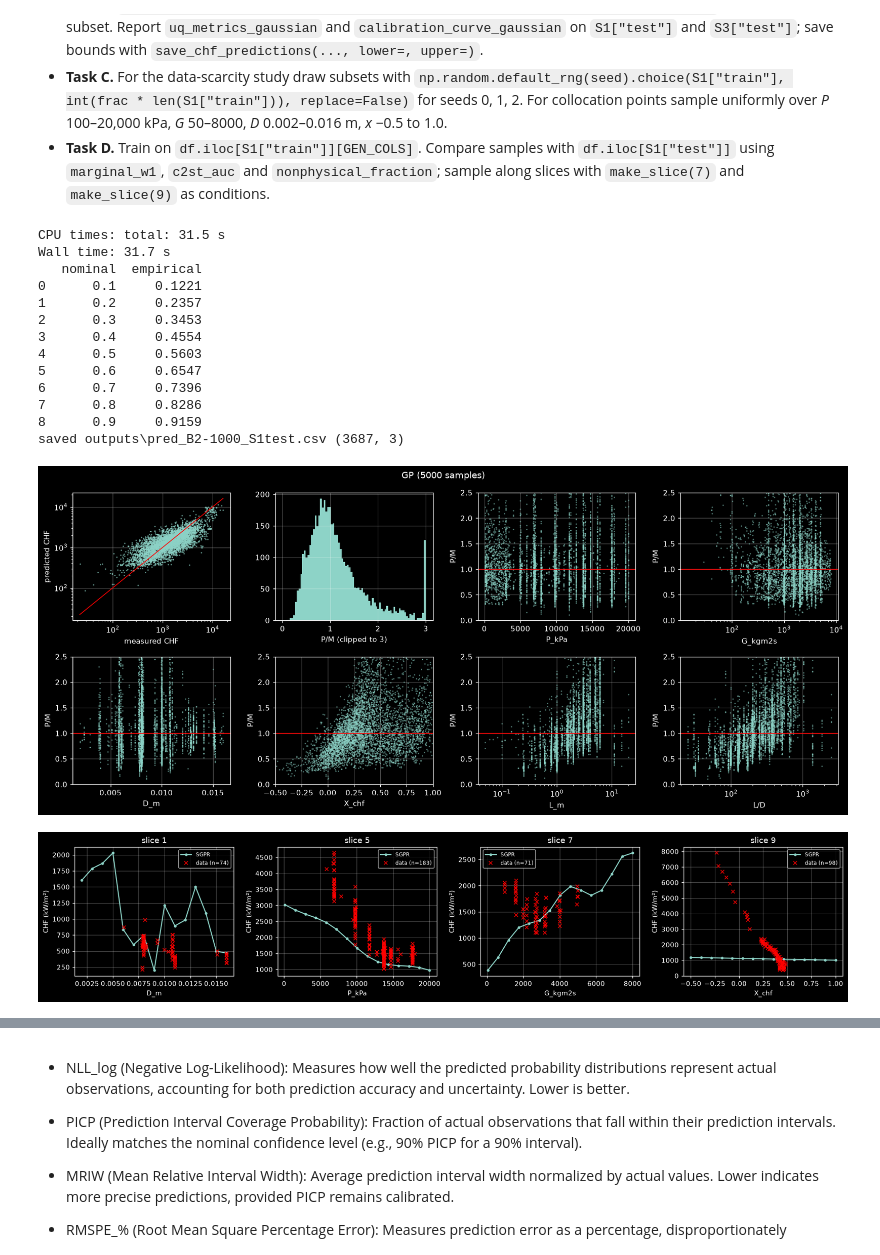
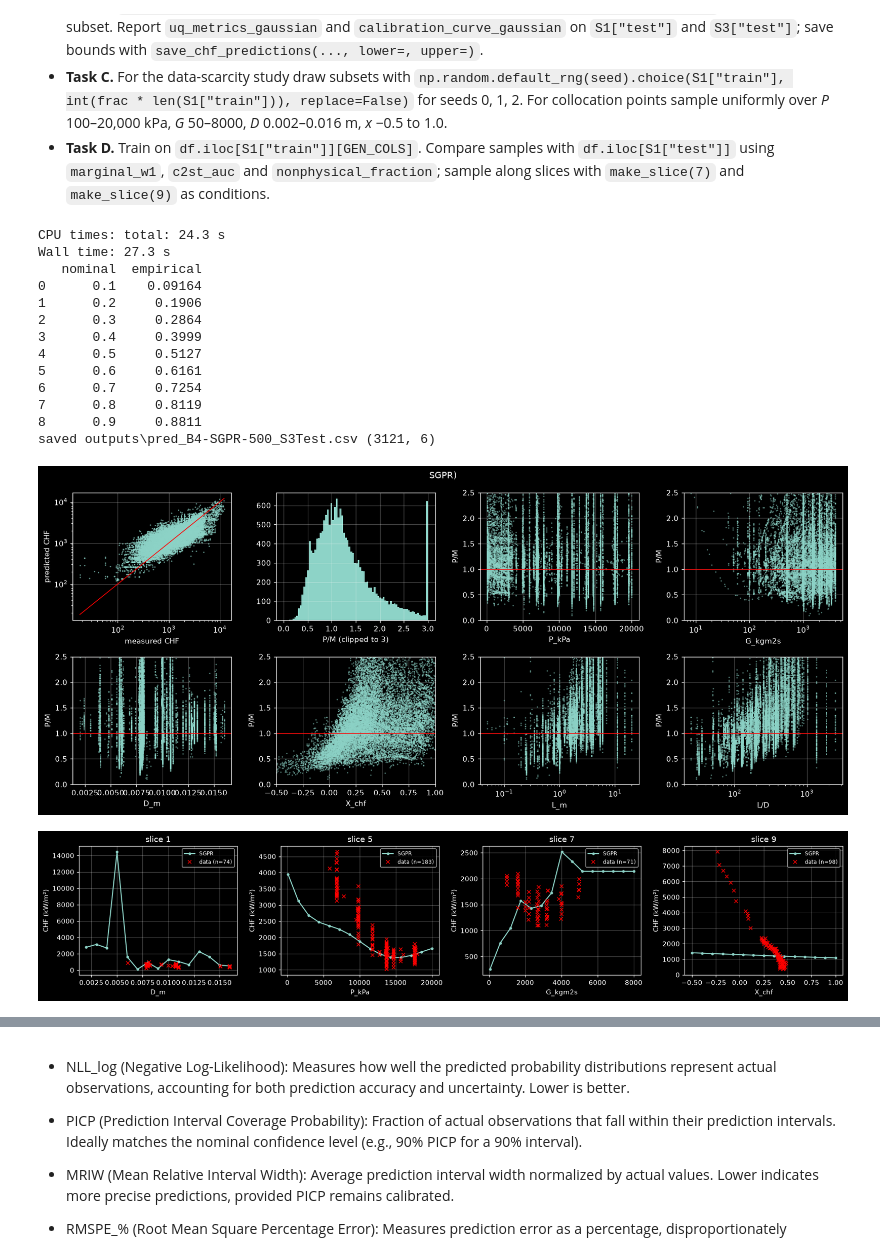
Before and after one commit to JosephAmador56/MECH4V95_Homework, a Jupyter notebook: homework_notebook_B2.ipynb, the cells around one changed output, grey strips where cells are left out. Cells and saved outputs as stored; diff of their text form; code cells hidden in the pictures.

```diff
--- a/homework_notebook_B2.ipynb
+++ b/homework_notebook_B2.ipynb
@@ -612,7 +612,7 @@ display(results_table())
 
 Submit one file per task on the S1 test set. Lower and upper 95% bounds are required for Task B.
 # %%
-def save_chf_predictions(task, idx, y_pred, lower=None, upper=None, split_name="S1test"):
+def save_chf_predictions(task, idx, y_pred, lower=None, upper=None,std=None, split_name="S1test"):
     """
     Save measured and predicted CHF values, along with optional prediction interval bounds, to a CSV file.
     :param task: Task identifier used in the output filename
@@ -630,6 +630,10 @@ def save_chf_predictions(task, idx, y_pred, lower=None, upper=None, split_name="
     out = pd.DataFrame({"Number": df["Number"].to_numpy()[idx],
                         "y_true": df[TARGET].to_numpy()[idx],
                         "y_pred": np.asarray(y_pred, float)})
+
+    if std is not None:
+        out["std"] = np.asarray(std, float)
+
     if lower is not None:
         out["lower_95"], out["upper_95"] = np.asarray(lower, float), np.asarray(upper, float)
     path = OUT_DIR / f"pred_{task}_{split_name}.csv"
@@ -653,13 +657,12 @@ subsets = [500, 2000, 5000]
 
 subset = 5000
 
-# Create random subset
-idx = np.random.default_rng(SEED).choice(S1["train"], subset, replace=False)
+idx = S3["train"]
 
 # Get X: Input feature arrays and Y: Target arrays in ln(CHF)
-X_val, Y_val = get_xy(S1["val"])
-X_test, Y_test = get_xy(S1["test"])
-X_train,Y_train = get_xy(idx)
+X_val, Y_val = get_xy(S3["val"])
+X_test, Y_test = get_xy(S3["test"])
+X_train,Y_train = get_xy(S3["train"])
 # ADD A COMMENT FOR WHICH SECTIONS ARE WHICH AND WHICH SPLITS ARE WHICH OR PUT IT IN MY WORD DOC I CANT REMEMBER THEM
 
 # Create scaler for input standardization
@@ -690,7 +693,7 @@ torch.cuda.manual_seed_all(SEED)
 torch.backends.cudnn.deterministic = True
 torch.backends.cudnn.benchmark = False
 
-num_inducing_points = 1000
+num_inducing_points = 500
 
 Y_mean = Y_train.mean()
 Y_std = Y_train.std(ddof=0)
@@ -735,12 +738,25 @@ def train():
         torch.cuda.empty_cache()
 
 def predict_sgpr(d):
+    """
+
+    :param d:
+    :return: [mu_log, var_log, mean_chf, std_chf]
+    """
     model.eval()
     likelihood.eval()
 
     preds = likelihood(model(torch.from_numpy(scaler.transform(d)).cuda()))
 
-    return np.exp((preds.mean.detach().cpu().numpy() * Y_std) + Y_mean), np.exp(preds.stddev.detach().cpu().numpy() * Y_std) # Don't think stddev is correct formula
+    # Convert normalized log-space predictions back to log(CHF)
+    mu_log = preds.mean.detach().cpu().numpy() * Y_std + Y_mean
+    var_log = preds.variance.detach().cpu().numpy() * Y_std**2
+
+    # Convert lognormal distribution to CHF space
+    mean_chf = np.exp(mu_log + 0.5 * var_log)
+    std_chf = mean_chf * np.sqrt(np.exp(var_log) - 1)
+
+    return [mu_log, np.sqrt(var_log), mean_chf, std_chf]
 
 likelihood = gpytorch.likelihoods.GaussianLikelihood()
 model = GPRegressionModel(X_train_SGPR, Y_train_SGPR, likelihood)
@@ -749,56 +765,56 @@ if torch.cuda.is_available():
     model = model.cuda()
     likelihood = likelihood.cuda()
 
 training_iterations = 100
 
 # Find optimal model hyperparameters
 model.train()
 likelihood.train()
 
 # Use the adam optimizer
 optimizer = torch.optim.Adam(model.parameters(), lr=0.01)
 
 # "Loss" for GPs - the marginal log likelihood
 mll = gpytorch.mlls.ExactMarginalLogLikelihood(likelihood, model)
 
 %time train()
 
 model.eval()
 likelihood.eval()
 
-mean_prediction, std_prediction = predict_sgpr(X_train)
+mean_prediction, std_prediction = predict_sgpr(X_train)[2:4]
 
 
 # B1 Outputs
-S1_Test_mean_prediction, S1_Test_std_prediction = np.log(predict_sgpr(X_test))
-metrics = uq_metrics_gaussian(np.exp(Y_test), S1_Test_mean_prediction, S1_Test_std_prediction)
-print(calibration_curve_gaussian(np.exp(Y_test), S1_Test_mean_prediction, S1_Test_std_prediction))
-save_chf_predictions(f"B2-{num_inducing_points}", S1["test"], np.exp(S1_Test_mean_prediction))
+S1_Test_mean_prediction_log, S1_Test_std_prediction_log, S1_Test_mean_prediction, S1_Test_std_prediction  = predict_sgpr(X_test)
+metrics = uq_metrics_gaussian(np.exp(Y_test), S1_Test_mean_prediction_log, S1_Test_std_prediction_log)
+print(calibration_curve_gaussian(np.exp(Y_test), S1_Test_mean_prediction_log, S1_Test_std_prediction_log))
+save_chf_predictions(f"B4-SGPR-{num_inducing_points}", S3["test"], S1_Test_mean_prediction, lower = metrics["Lower"], upper = metrics["Upper"], std = S1_Test_std_prediction, split_name = "S3Test")
 
 # Tuning Outputs
-diagnostic_plots(idx, mean_prediction, f"GP ({subset} samples)")
-plot_slices({"SGPR": lambda d: predict_sgpr(d[LOCAL].to_numpy(dtype=float))[0]})
+diagnostic_plots(idx, mean_prediction, f"SGPR)")
+plot_slices({"SGPR": lambda d: predict_sgpr(d[LOCAL].to_numpy(dtype=float))[2]})
 
 
-for name, j in [("S1 val", S1["val"]), ("S1 test", S1["test"]), ("low-G test", LOWG_TEST)]:
-    record(f"SGPR ({subset} samples, inducing pts {num_inducing_points})", name, df[TARGET].to_numpy()[j], predict_sgpr(get_xy(j)[0]), **{"PICP_95": metrics["PICP_95"], "MRIW": metrics["MRIW"], "NLL_log": metrics["NLL_log"]})
+for name, j in [("S3 val", S3["val"]), ("S3 test", S3["test"])]:
+    record(f"SGPR (inducing pts {num_inducing_points})", name, df[TARGET].to_numpy()[j], predict_sgpr(get_xy(j)[0])[2], **{"PICP_95": metrics["PICP_95"], "MRIW": metrics["MRIW"], "NLL_log": metrics["NLL_log"]})
 display(results_table())
 # %% [output]
-CPU times: total: 31.5 s
-Wall time: 31.7 s
+CPU times: total: 24.3 s
+Wall time: 27.3 s
    nominal  empirical
-0      0.1     0.1221
-1      0.2     0.2357
-2      0.3     0.3453
-3      0.4     0.4554
-4      0.5     0.5603
-5      0.6     0.6547
-6      0.7     0.7396
-7      0.8     0.8286
-8      0.9     0.9159
-saved outputs\pred_B2-1000_S1test.csv (3687, 3)
+0      0.1    0.09164
+1      0.2     0.1906
+2      0.3     0.2864
+3      0.4     0.3999
+4      0.5     0.5127
+5      0.6     0.6161
+6      0.7     0.7254
+7      0.8     0.8119
+8      0.9     0.8811
+saved outputs\pred_B4-SGPR-500_S3Test.csv (3121, 6)
-[figure, old version]
+[figure, new version]
-[figure, old version]
+[figure, new version]
 |  |  | n | mean_PM | std_PM | RMSPE_% | MAPE_% | EQ2 | PICP_95 | MRIW | NLL_log |
 | model | split |  |  |  |  |  |  |  |  |  |
 | OLS ln CHF (LOCAL) | S1 val | 3687 | 1.293 | 1.18 | 121.5 | 65.67 | 0.7683 | NaN | NaN | NaN |
```
Also changed, not shown: parts of 1 cell of this notebook, 11 other files.
